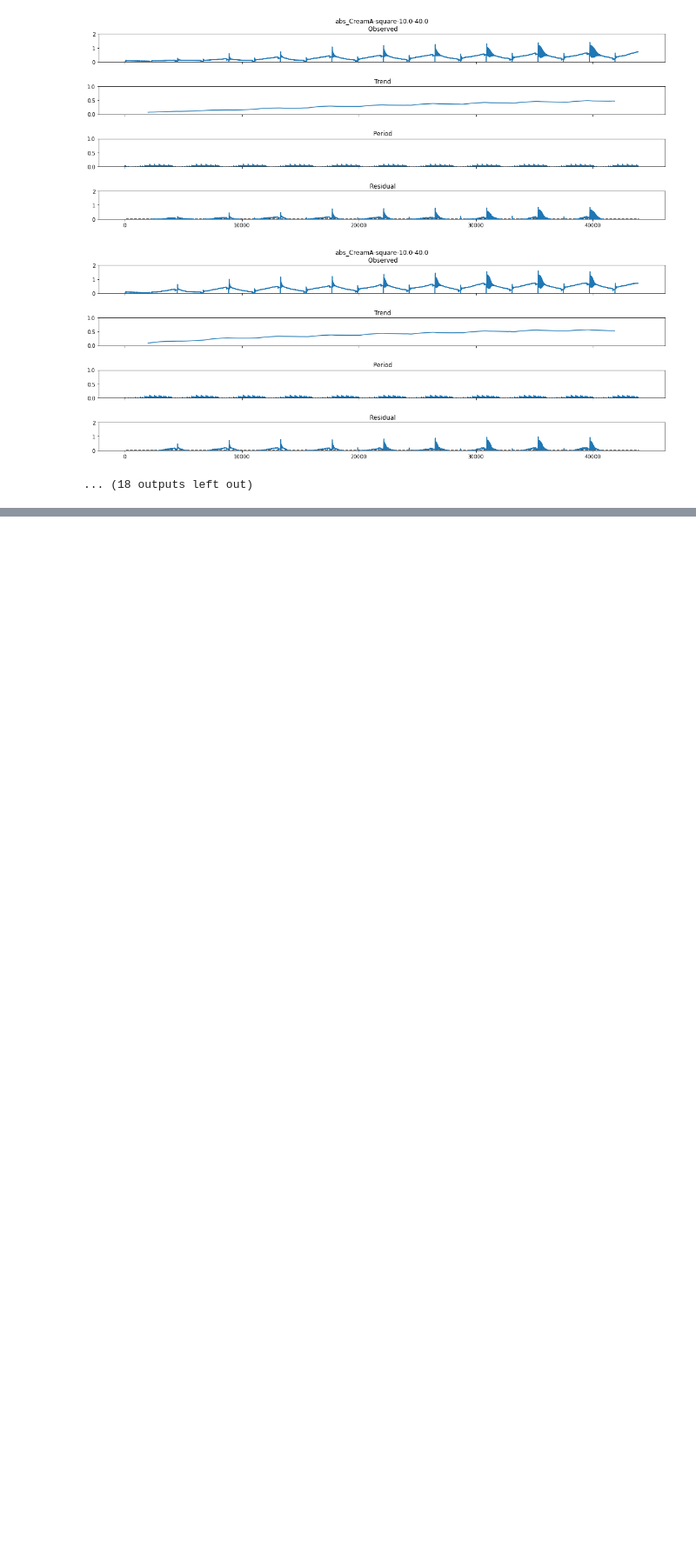
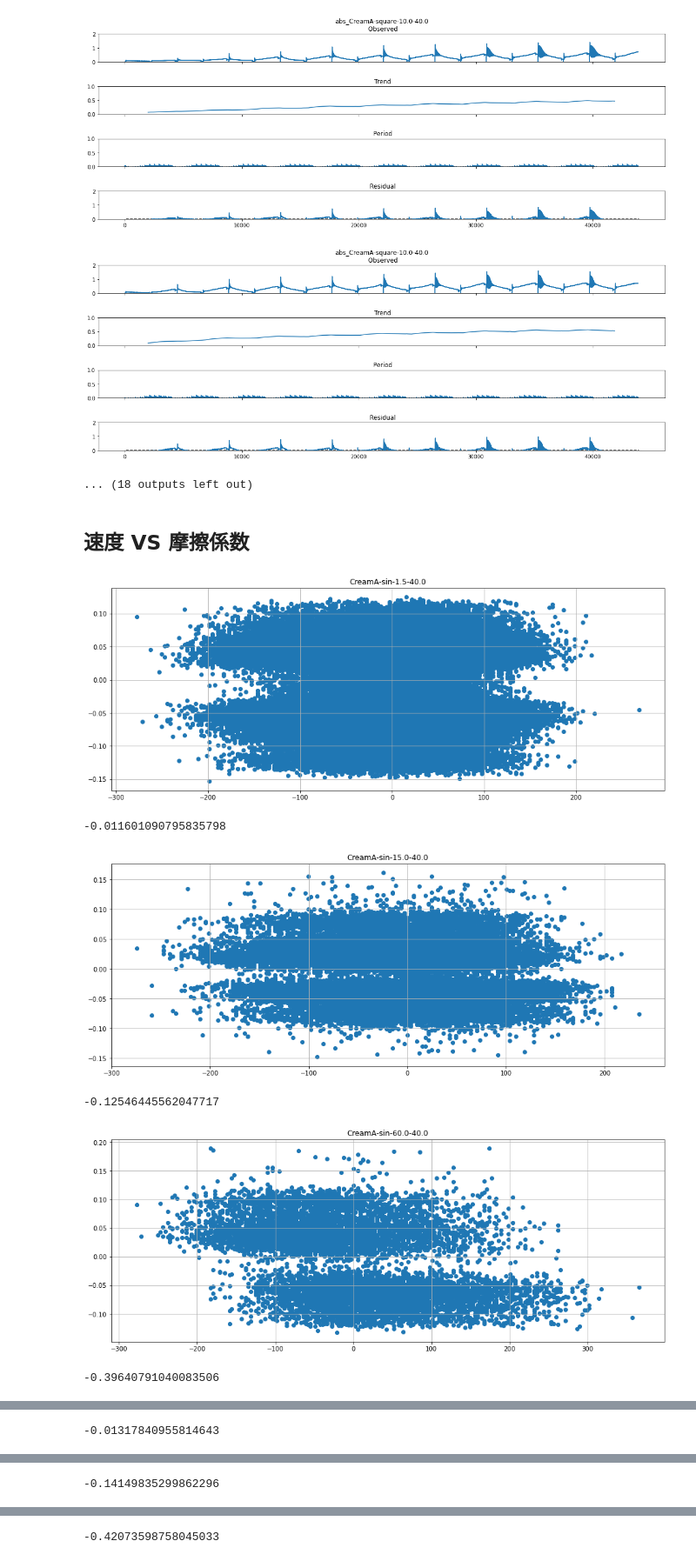
Before and after one commit to NagiYoshitsugu/Friction, a Jupyter notebook: 210115.ipynb, the cells around one changed output, grey strips where cells are left out. Shown at 87% size. Saved outputs shown, nothing was run; the diff lists cells and outputs as text; code cells hidden in the pictures; blank space fills up the shorter version.

Commit message:
[Renew] Add function of calc_v_vs_fce

```diff
--- a/210115.ipynb
+++ b/210115.ipynb
@@ -94,3 +93,17 @@ for i in v_data_conditions.index:
 [figure]
 [figure]
 ... (18 outputs left out)
+# %% [markdown]
+## 速度 VS 摩擦係数
+# %%
+for i in v_data_conditions.index:
+    if v_frictionData[str(i)].type == 'sin':
+        v_frictionData[str(i)].calc_v_vs_fce()
+        print(v_frictionData[str(i)].data['v'].corr(v_frictionData[str(i)].data['fce']))
+# %% [output]
+[figure, added]
+-0.011601090795835798
+[figure, added]
+-0.12546445562047717
+[figure, added]
+-0.39640791040083506
@@ -96,0 +111 @@ for i in v_data_conditions.index:
+-0.01317840955814643
@@ -96,0 +113 @@ for i in v_data_conditions.index:
+-0.14149835299862296
@@ -97 +115,2 @@ for i in v_data_conditions.index:
+-0.42073598758045033
 # %% [markdown]
```
Also changed, not shown: parts of 8 cells of this notebook.
